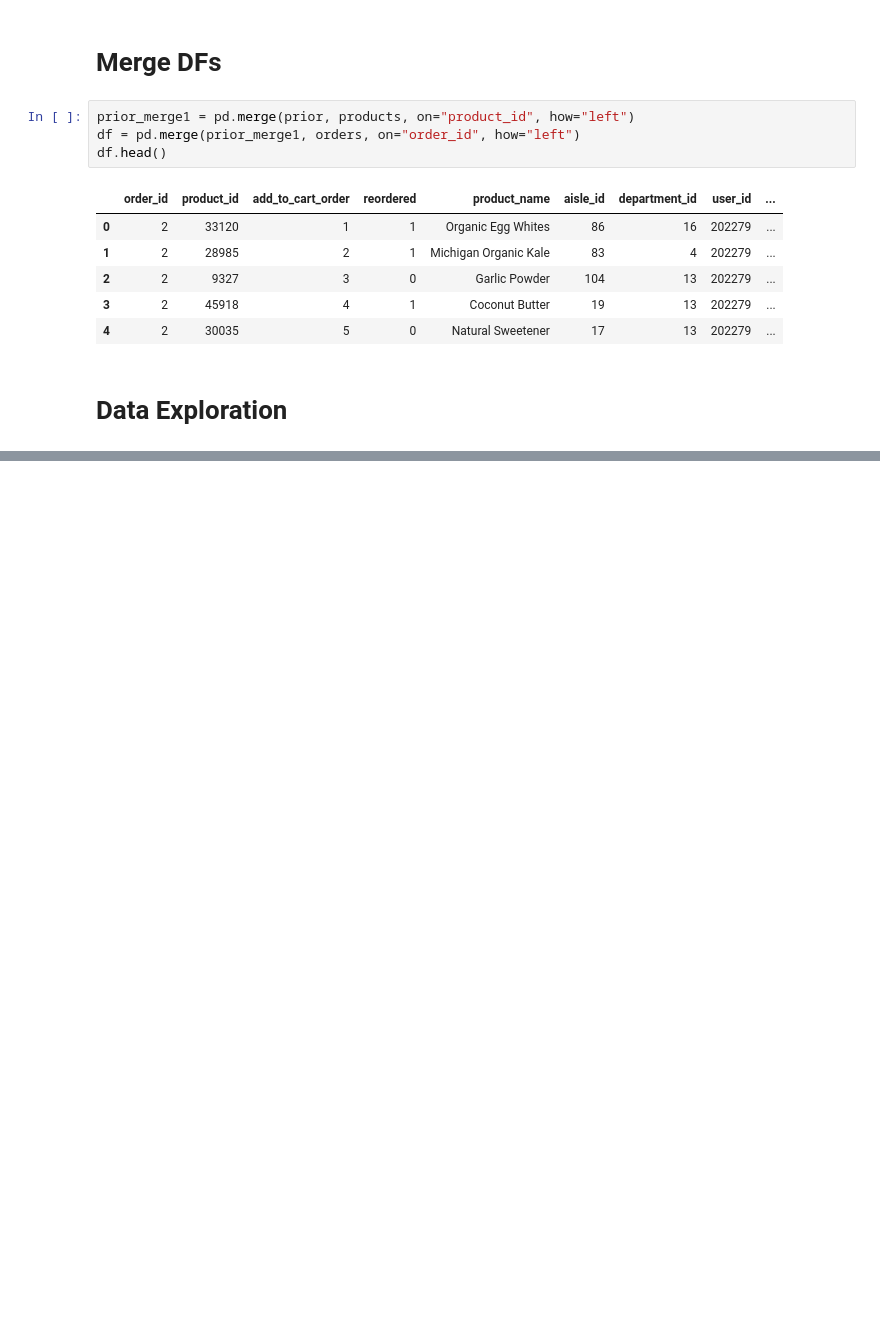
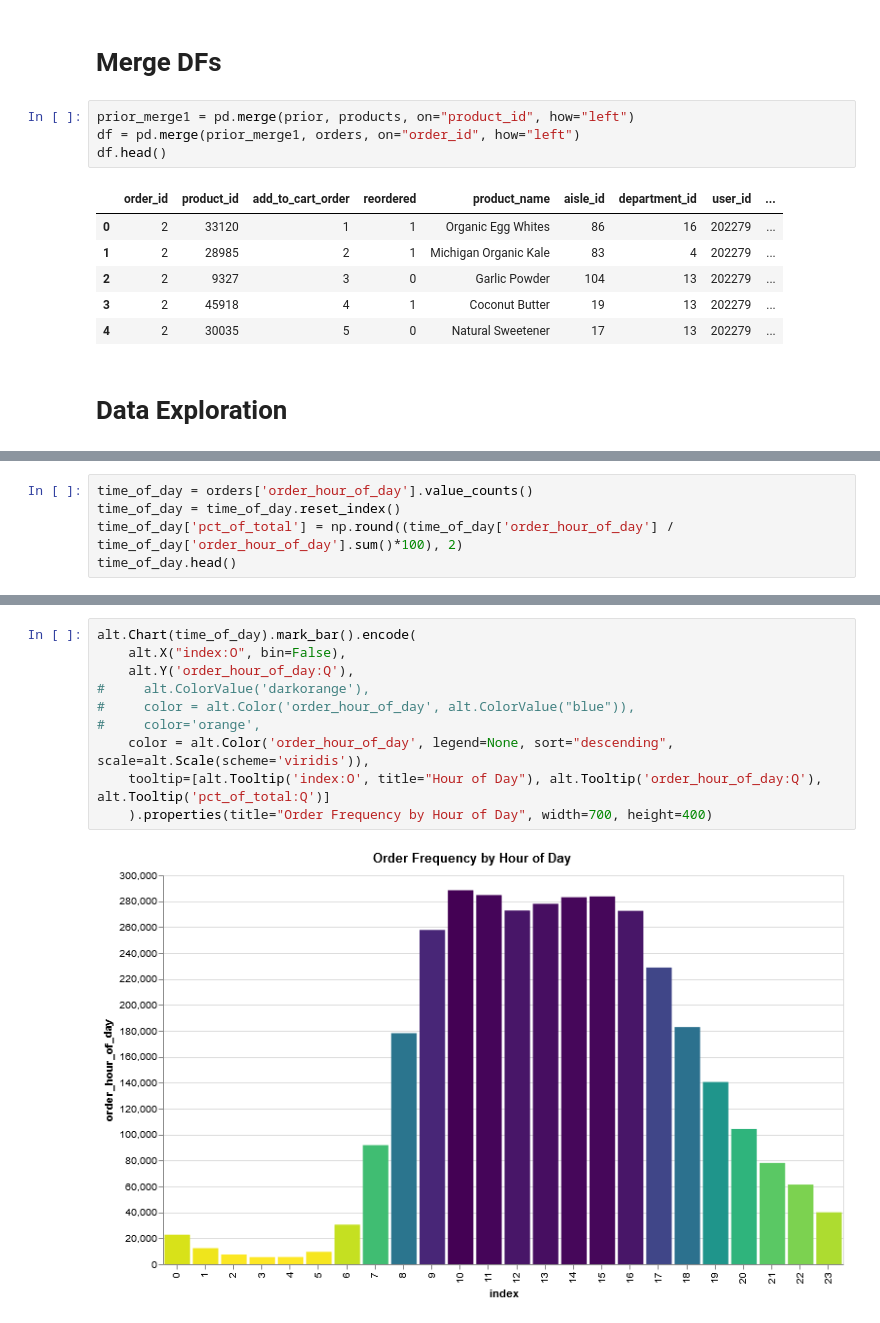
Before and after one commit to hjhuney/Instacart, a Jupyter notebook: Instacart.ipynb, the cells around one changed output, grey strips where cells are left out. Saved outputs shown, nothing was run; the diff lists cells and outputs as text; blank space fills up the shorter version.

```diff
--- a/Instacart.ipynb
+++ b/Instacart.ipynb
@@ -235,0 +263,5 @@ df.head()
+# %%
+time_of_day = orders['order_hour_of_day'].value_counts()
+time_of_day = time_of_day.reset_index()
+time_of_day['pct_of_total'] = np.round((time_of_day['order_hour_of_day'] / time_of_day['order_hour_of_day'].sum()*100), 2)
+time_of_day.head()
@@ -235,0 +275,12 @@ df.head()
+# %%
+alt.Chart(time_of_day).mark_bar().encode(
+    alt.X("index:O", bin=False),
+    alt.Y('order_hour_of_day:Q'),
+#     alt.ColorValue('darkorange'),
+#     color = alt.Color('order_hour_of_day', alt.ColorValue("blue")),
+#     color='orange',
+    color = alt.Color('order_hour_of_day', legend=None, sort="descending", scale=alt.Scale(scheme='viridis')),
+    tooltip=[alt.Tooltip('index:O', title="Hour of Day"), alt.Tooltip('order_hour_of_day:Q'), alt.Tooltip('pct_of_total:Q')]
+    ).properties(title="Order Frequency by Hour of Day", width=700, height=400)
+# %% [output]
+[figure, added]
```
Also changed, not shown: parts of 4 cells of this notebook.
